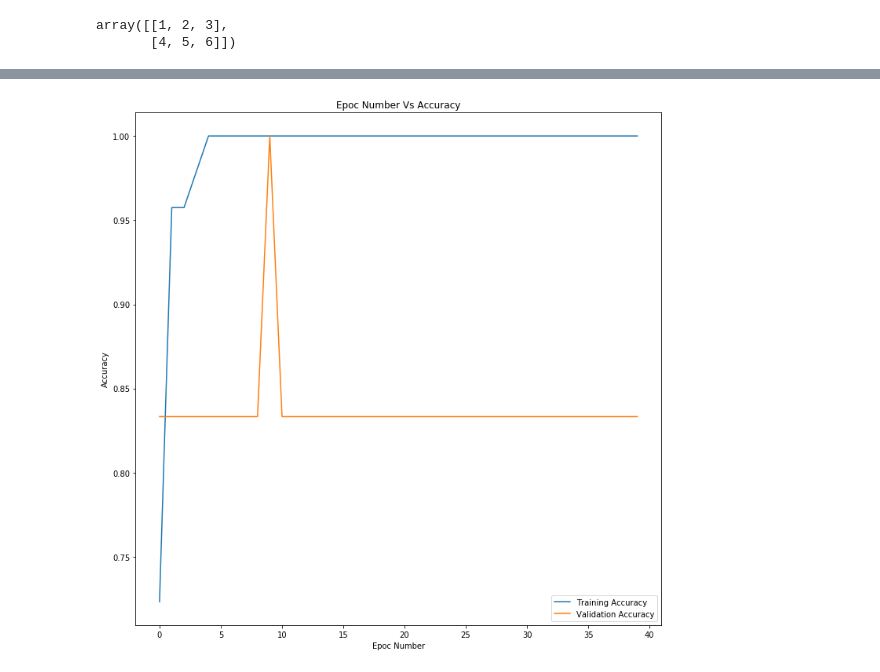
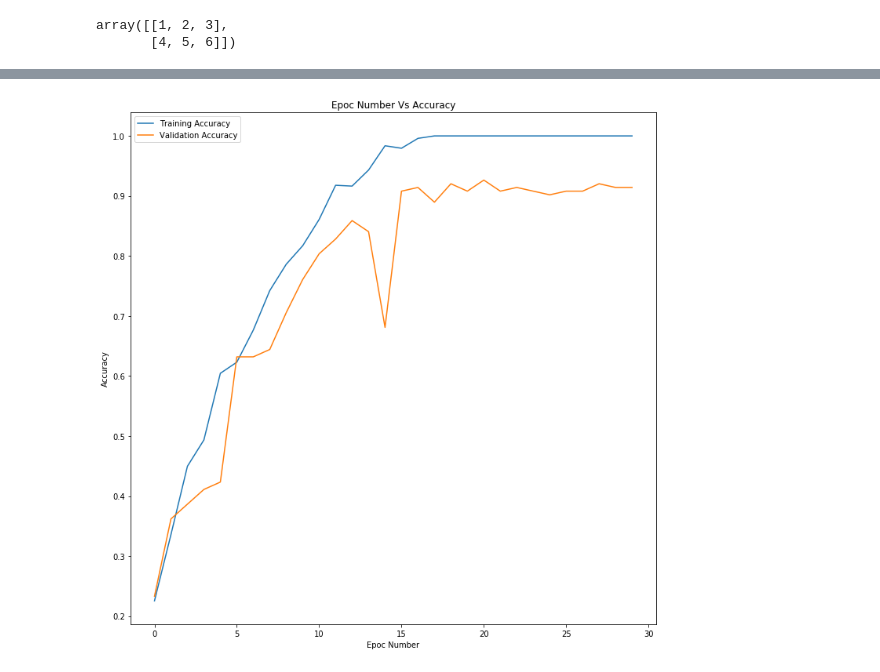
Before and after one commit to danish241194/Syntactic-Recurrent-Neural-Network-for-Authorship-Attribution, a Jupyter notebook: HIndi_Preprocesing_And_Training.ipynb, the cells around one changed output, grey strips where cells are left out. Saved outputs shown, nothing was run; the diff lists cells and outputs as text; code cells hidden in the pictures.

Commit message:
Final update in hindi-Lstm-Lstm

```diff
--- a/HIndi_Preprocesing_And_Training.ipynb
+++ b/HIndi_Preprocesing_And_Training.ipynb
@@ -56,27 +57,23 @@ def seperate_sentences(data):
 def Sentence_to_POS(all_sentences):
 
     data=[]
-    train_data = indian.tagged_sents('hindi.pos')
-    tnt_pos_tagger = tnt.TnT()
-    tnt_pos_tagger.train(train_data)
-
     for sentence in all_sentences:
         one_sentence_pos = []
         '''
         Word tokenizers is used to find the words and punctuation in a string
         '''
-#         wordsList = nltk.word_tokenize(sentence)
+        wordsList = nltk.word_tokenize(sentence)
 
         '''
         Removing stop words from wordList.
         '''
-#         wordsList = [w for w in wordsList if not w in stop_words]
+        wordsList = [w for w in wordsList if not w in stop_words]
 
         '''
         Using a Tagger. Which is part-of-speech tagger or POS-tagger.
         '''
 
-        tagged = (tnt_pos_tagger.tag(nltk.word_tokenize(sentence)))
+        tagged = nltk.pos_tag(wordsList)
         for x in tagged:
             one_sentence_pos.append(x[1])
         data.append(one_sentence_pos)
@@ -111,7 +108,10 @@ def Get_X_and_Y_In_POS_Form(path_of_dataset_directory,number_of_sentences_in_one
     The function calls will let u understand more the flow of code
     '''
 #     all_files = os.listdir(path_of_dataset_directory)
-    all_files = ['12ItrainO1.TXT','12ItrainR1.TXT','12ItrainR2.TXT','12ItrainT1.TXT','12ItrainO1.TXT','12ItrainS2.TXT','12ItrainQ1.TXT','12ItrainT1.TXT','12ItrainS1.TXT','12ItrainU1.TXT','12ItrainU2.TXT','12ItrainV1.TXT','12ItrainW1.TXT']
+    all_files = ['12ItrainA1.TXT','12ItrainA2.TXT','12ItrainB1.TXT','12ItrainB2.TXT','12ItrainC1.TXT','12ItrainC2.TXT','12ItrainD1.TXT','12ItrainD2.TXT'
+                ,'12ItrainE1.TXT','12ItrainE2.TXT','12ItrainF1.TXT','12ItrainF2.TXT','12ItrainG1.TXT','12ItrainG2.TXT','12ItrainH1.TXT','12ItrainH2.TXT'
+                ,'12ItrainI1.TXT','12ItrainI2.TXT','12ItrainJ1.TXT','12ItrainJ2.TXT','12ItrainK1.TXT','12ItrainK2.TXT','12ItrainL1.TXT','12ItrainL2.TXT'
+                 ,'12ItrainM1.TXT','12ItrainM2.TXT','12ItrainN1.TXT','12ItrainN2.TXT']
     novel_POS=[]
     novel_label=[]
     file_number=1
@@ -437,33 +406,26 @@ EMBEDD_VECTOR_LENGTH=128
 outputs=[]
 inputs_=[]
 EMB = Embedding(DICTIONARY_LENGTH, EMBEDD_VECTOR_LENGTH, input_length=30)
-BDR2 = Bidirectional(GRU(FIRST_LSTM, return_sequences=True,dropout=0.1,recurrent_dropout=0.1))
-BDR3 = Conv1D(FIRST_LSTM, kernel_size = 3, padding = "valid", kernel_initializer = "glorot_uniform")
-BDR4 = GlobalAveragePooling1D()
-BDR5 = GlobalMaxPooling1D()
-
-
+BDR = Bidirectional(CuDNNLSTM(FIRST_LSTM,return_sequences=True),merge_mode='concat')
 TDB = TimeDistributed(Dense(DICTIONARY_LENGTH+3))
-for i in range(SENTENCES_IN_NOVEL): # SENTENCES_IN_NOVEL = 100
-    if(i % 10 == 0):
+for i in range(SENTENCES_IN_NOVEL):# SENTENCES_IN_NOVEL = 100
+    if(i%10==0):
       print(i,"/",SENTENCES_IN_NOVEL)
-    inputlayer = Input(shape=[MAX_LENGTH]) # MAX_LENGTH = 30 (30 words per sentence)
+    inputlayer = Input(shape=[MAX_LENGTH]) #MAX_LENGTH = 30 (30 words per sentence)
     inputs_.append(inputlayer)
     layer = EMB(inputlayer) # 50 is embedd vector size for each POS Tag
-    layer =  BDR2(layer)
-    layer =  BDR3(layer)
-    avg_pool =  BDR4(layer)
-    max_pool =  BDR5(layer)
-    layer = concatenate([avg_pool, max_pool])
+    layer =  BDR(layer)#output 100 because of bidirectonal concat
+    layer =  Lambda( lambda x: K.sum(x, axis=1), input_shape=(30,2*FIRST_LSTM))(layer)
     outputs.append(layer)
 
 merge_ = concatenate(outputs)
 merge_ = Reshape((SENTENCES_IN_NOVEL, 2*FIRST_LSTM), input_shape=(SENTENCES_IN_NOVEL*(2*FIRST_LSTM),))(merge_)
 merge_ = Bidirectional(CuDNNLSTM(SECOND_LSTM,return_sequences=True),merge_mode='concat')(merge_)
+# merge_ = TimeDistributed(Dense(128))(merge_)
 
 attention_mul = Attention(100)(merge_)#step_dimen =100
-output = Dense(8, activation='softmax')(attention_mul)
-/''
+output = Dense(14, activation='softmax')(attention_mul)
+
 model = Model(inputs=inputs_,outputs=output)
 model.summary()
 # %% [output]
@@ -493,5 +455,5 @@ array([[1, 2, 3],
 model.compile(loss='categorical_crossentropy',
               optimizer=optimizers.Nadam(lr=0.001),
               metrics=['accuracy'])
-history = model.fit(X_train,y_binary, epochs=100,validation_split=0.1)
+history = model.fit(X_train,y_binary, epochs=30,validation_split=0.1)
 # %% [output]
@@ -553,14 +515,14 @@ Epoch 40/40
 # %%
-hist = pd.DataFrame(history2.history)
+hist = pd.DataFrame(history.history)
 plt.figure(figsize=(12,12))
 plt.plot(hist["acc"],label = "Training Accuracy")
 plt.plot(hist["val_acc"],label = "Validation Accuracy")
 plt.title('Epoc Number Vs Accuracy')
 plt.xlabel('Epoc Number')
 # naming the y axis
 plt.ylabel('Accuracy')
 # show a legend on the plot
 plt.legend()
 plt.show()
 # %% [output]
-[figure, old version]
+[figure, new version]
```
Also changed, not shown: parts of 13 cells of this notebook.
